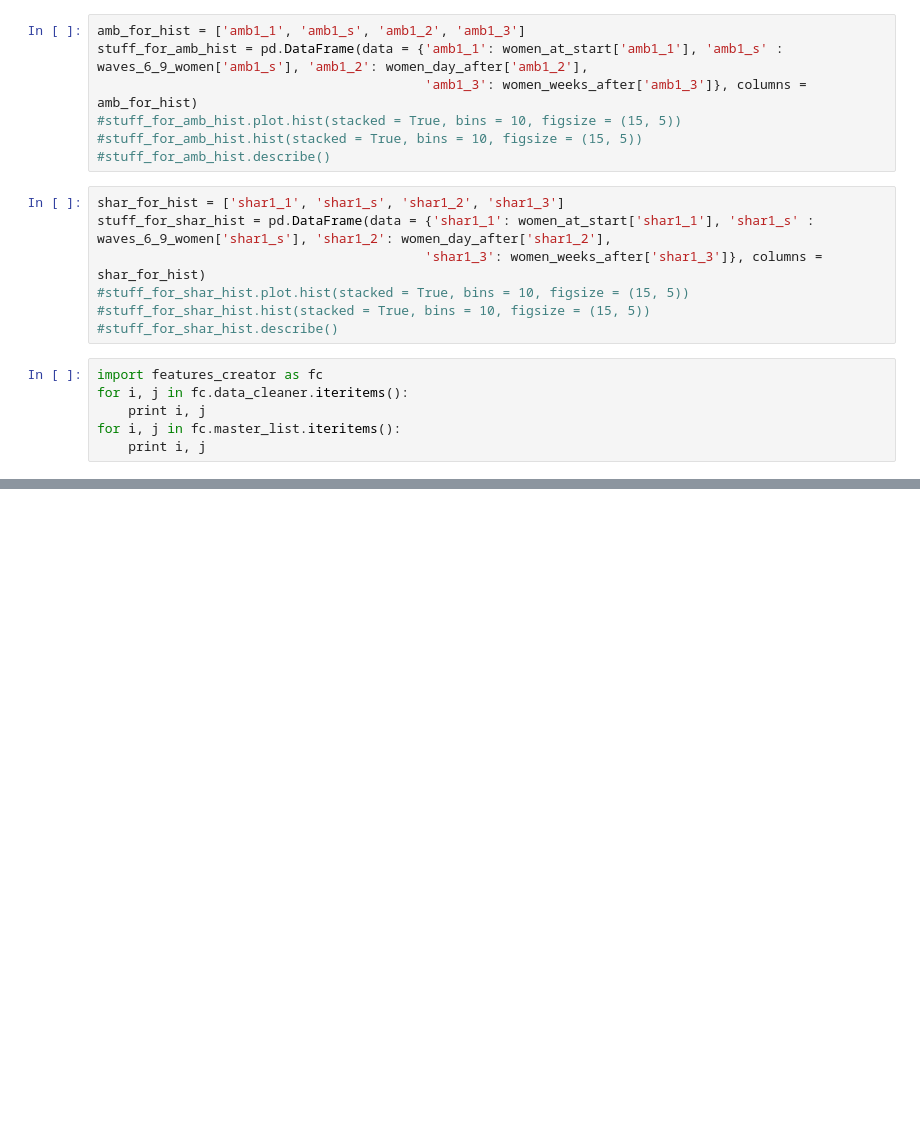
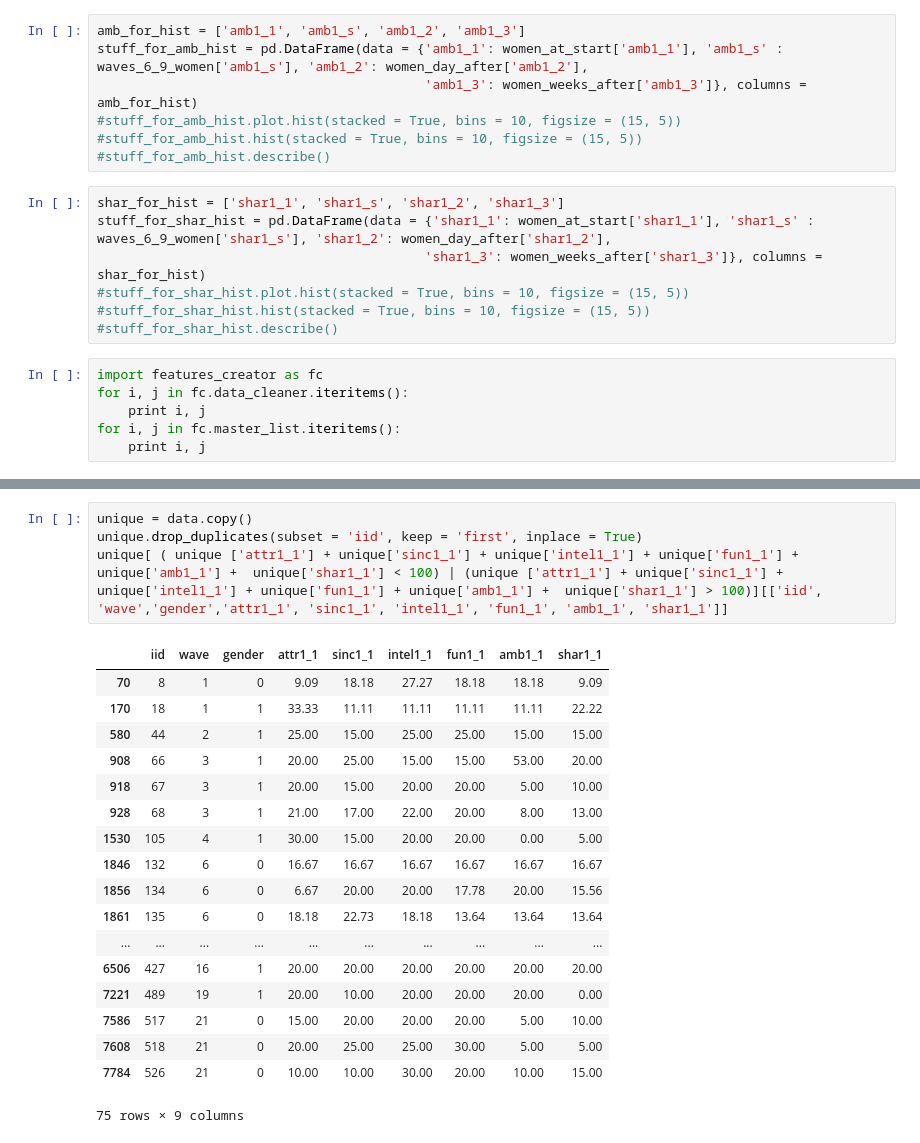
Before and after one commit to fiatveritas/Portfolio, a Jupyter notebook: Udacity_Project_5_Capstone/Love_At_First_Sight.ipynb, the cells around one changed output, grey strips where cells are left out. Drawn from its saved outputs; the diff is of its cells as text; blank space fills up the shorter version.

```diff
--- a/Udacity_Project_5_Capstone/Love_At_First_Sight.ipynb
+++ b/Udacity_Project_5_Capstone/Love_At_First_Sight.ipynb
@@ -347,0 +335,23 @@ This set has 8378 data points and 195 features.
+# %%
+unique = data.copy()
+unique.drop_duplicates(subset = 'iid', keep = 'first', inplace = True)
+unique[ ( unique ['attr1_1'] + unique['sinc1_1'] + unique['intel1_1'] + unique['fun1_1'] + unique['amb1_1'] +  unique['shar1_1'] < 100) | (unique ['attr1_1'] + unique['sinc1_1'] + unique['intel1_1'] + unique['fun1_1'] + unique['amb1_1'] +  unique['shar1_1'] > 100)][['iid', 'wave','gender','attr1_1', 'sinc1_1', 'intel1_1', 'fun1_1', 'amb1_1', 'shar1_1']]
+# %% [output]
+|  | iid | wave | gender | attr1_1 | sinc1_1 | intel1_1 | fun1_1 | amb1_1 | shar1_1 |
+| 70 | 8 | 1 | 0 | 9.09 | 18.18 | 27.27 | 18.18 | 18.18 | 9.09 |
+| 170 | 18 | 1 | 1 | 33.33 | 11.11 | 11.11 | 11.11 | 11.11 | 22.22 |
+| 580 | 44 | 2 | 1 | 25.00 | 15.00 | 25.00 | 25.00 | 15.00 | 15.00 |
+| 908 | 66 | 3 | 1 | 20.00 | 25.00 | 15.00 | 15.00 | 53.00 | 20.00 |
+| 918 | 67 | 3 | 1 | 20.00 | 15.00 | 20.00 | 20.00 | 5.00 | 10.00 |
+| 928 | 68 | 3 | 1 | 21.00 | 17.00 | 22.00 | 20.00 | 8.00 | 13.00 |
+| 1530 | 105 | 4 | 1 | 30.00 | 15.00 | 20.00 | 20.00 | 0.00 | 5.00 |
+| 1846 | 132 | 6 | 0 | 16.67 | 16.67 | 16.67 | 16.67 | 16.67 | 16.67 |
+| 1856 | 134 | 6 | 0 | 6.67 | 20.00 | 20.00 | 17.78 | 20.00 | 15.56 |
+| 1861 | 135 | 6 | 0 | 18.18 | 22.73 | 18.18 | 13.64 | 13.64 | 13.64 |
+| ... | ... | ... | ... | ... | ... | ... | ... | ... | ... |
+| 6506 | 427 | 16 | 1 | 20.00 | 20.00 | 20.00 | 20.00 | 20.00 | 20.00 |
+| 7221 | 489 | 19 | 1 | 20.00 | 10.00 | 20.00 | 20.00 | 20.00 | 0.00 |
+| 7586 | 517 | 21 | 0 | 15.00 | 20.00 | 20.00 | 20.00 | 5.00 | 10.00 |
+| 7608 | 518 | 21 | 0 | 20.00 | 25.00 | 25.00 | 30.00 | 5.00 | 5.00 |
+| 7784 | 526 | 21 | 0 | 10.00 | 10.00 | 30.00 | 20.00 | 10.00 | 15.00 |
+75 rows × 9 columns
```
Also changed, not shown: parts of 1 cell of this notebook, 7 other files.
